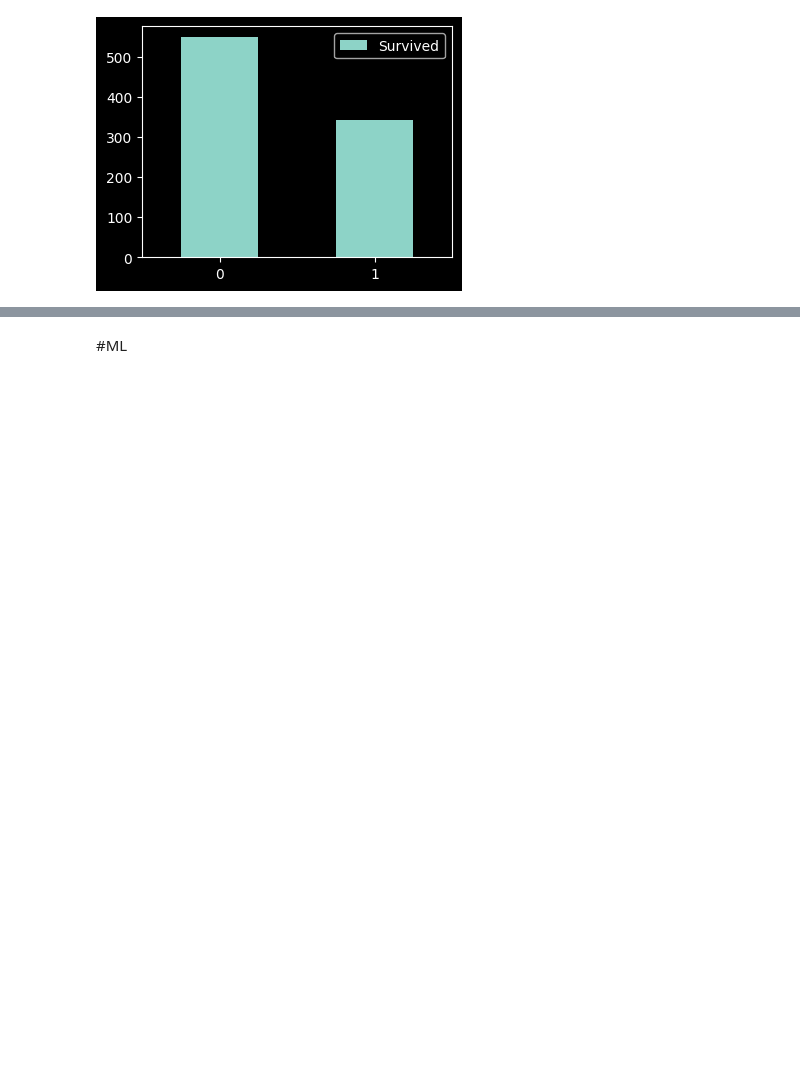
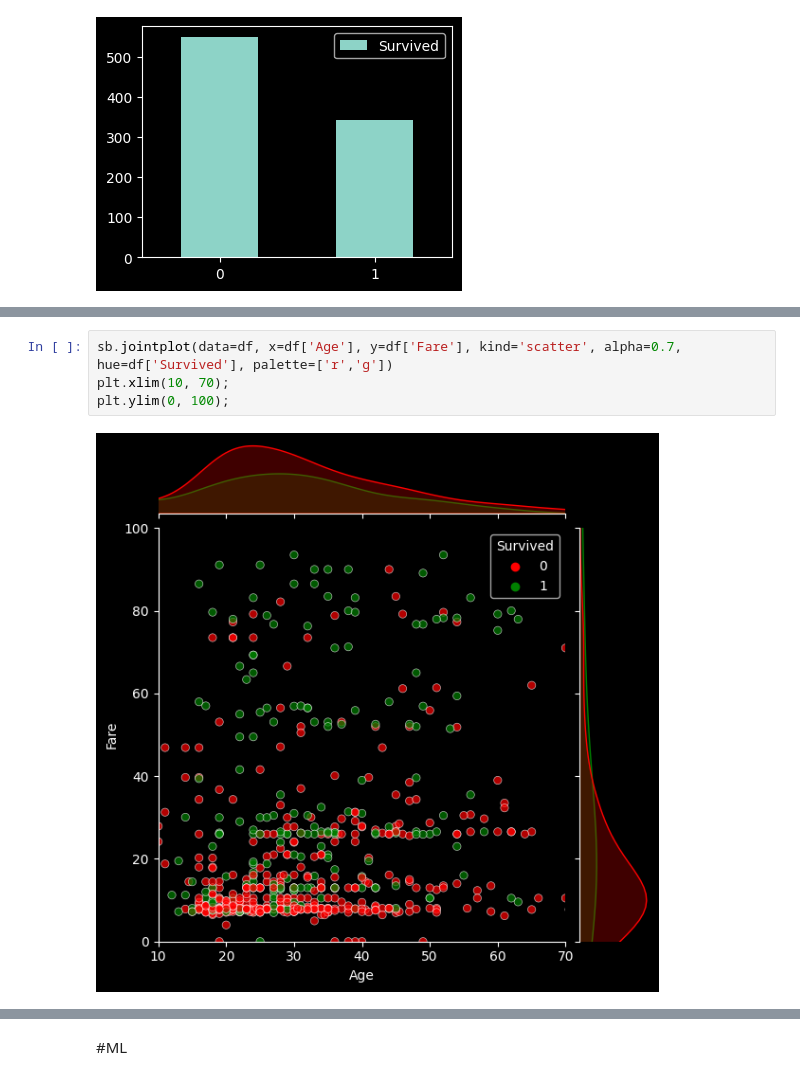
Before and after one commit to Deiimen/Data-Analytics, a Jupyter notebook: Colab-Notebooks/Titanic LogisticRegression ML.ipynb, the cells around one changed output, grey strips where cells are left out. Saved outputs shown, nothing was run; the diff lists cells and outputs as text; blank space fills up the shorter version.

```diff
--- a/Colab-Notebooks/Titanic LogisticRegression ML.ipynb
+++ b/Colab-Notebooks/Titanic LogisticRegression ML.ipynb
@@ -109,0 +107,6 @@ dtype: float64
+# %%
+sb.jointplot(data=df, x=df['Age'], y=df['Fare'], kind='scatter', alpha=0.7, hue=df['Survived'], palette=['r','g'])
+plt.xlim(10, 70);
+plt.ylim(0, 100);
+# %% [output]
+[figure, added]
```
Also changed, not shown: parts of 24 cells of this notebook.
